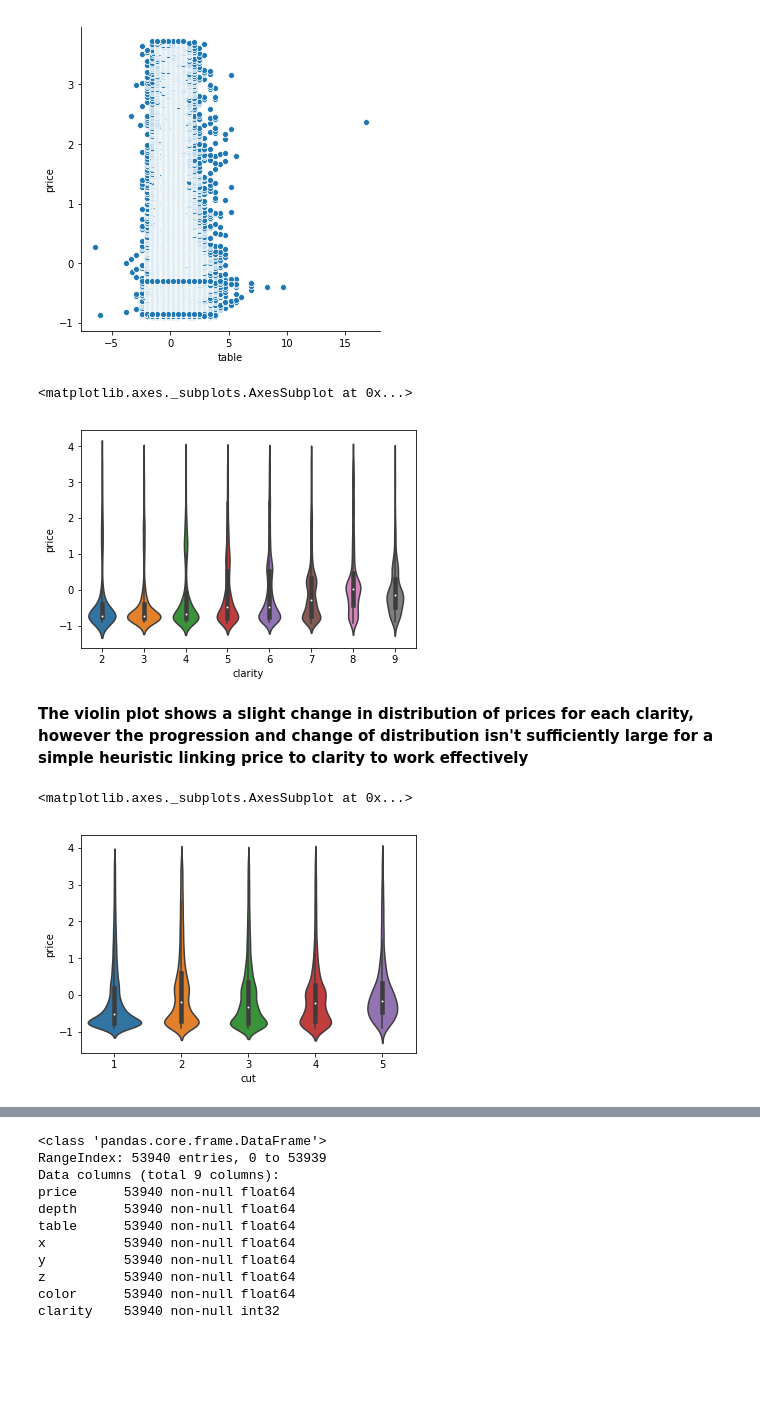
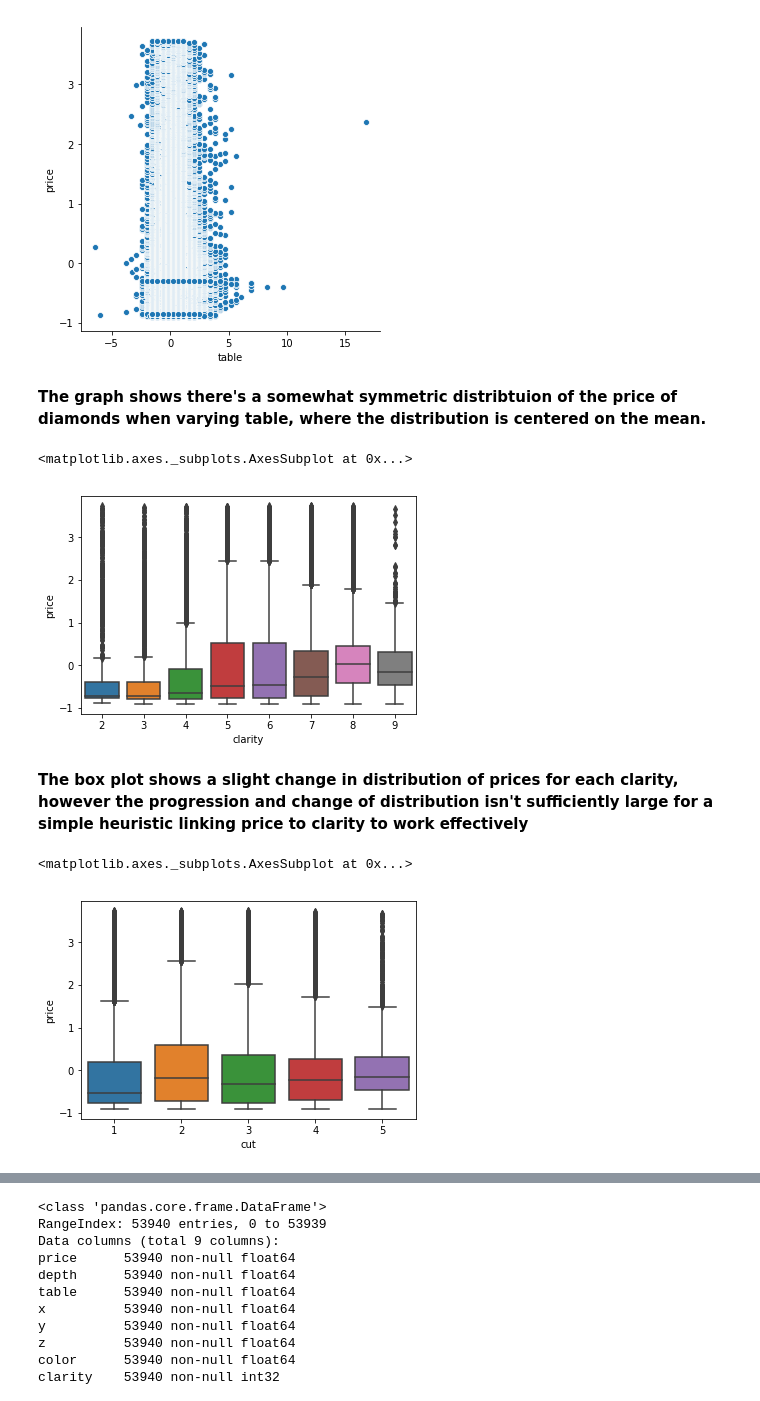
Before and after one commit to rshankar97/Diamonds-Dataset, a Jupyter notebook: eda_cleaning.ipynb, the cells around one changed output, grey strips where cells are left out. Cells and saved outputs as stored; diff of their text form; code cells hidden in the pictures; blank space fills up the shorter version.

```diff
--- a/eda_cleaning.ipynb
+++ b/eda_cleaning.ipynb
@@ -15,7 +15,7 @@ from sklearn.model_selection import StratifiedShuffleSplit, train_test_split
 import seaborn as sns
 # %%
 #Read the csv file in using pandas - a data parsing tool
-diamonds_df = pd.read_csv('diamonds.csv')
+diamonds_df = pd.read_csv(os.path.join(os.getcwd(),'datasets\diamonds.csv' ))
 # %%
 # This step provides an initial view of the data - much easier to gain insight than printing the dataframe
 diamonds_df.info()
@@ -207,6 +215,8 @@ sns.relplot('table','price',data=input_df)
 # %% [output]
 <seaborn.axisgrid.FacetGrid at 0x...>
 [figure]
+# %% [markdown]
+**The graph shows there's a somewhat symmetric distribtuion of the price of diamonds when varying table, where the distribution is centered on the mean.**
 # %%
 clarity_list = []
 cut_list = []
@@ -219,15 +229,15 @@ for i in range(len(diamonds_df)):
 input_df['clarity'] = np.array(clarity_list)
 input_df['cut'] = np.array(cut_list)
 # %%
-sns.violinplot('clarity','price',data=input_df)
+sns.boxplot('clarity','price',data=input_df)
 # %% [output]
 <matplotlib.axes._subplots.AxesSubplot at 0x...>
-[figure, old version]
+[figure, new version]
 # %% [markdown]
-**The violin plot shows a slight change in distribution of prices for each clarity, however the progression and change of distribution isn't sufficiently large for a simple heuristic linking price to clarity to work effectively**
+**The box plot shows a slight change in distribution of prices for each clarity, however the progression and change of distribution isn't sufficiently large for a simple heuristic linking price to clarity to work effectively**
 # %%
-sns.violinplot('cut','price',data=input_df)
+sns.boxplot('cut','price',data=input_df)
 # %% [output]
 <matplotlib.axes._subplots.AxesSubplot at 0x...>
-[figure, old version]
+[figure, new version]
 # %% [markdown]
```
Also changed, not shown: parts of 10 cells of this notebook, 1 other file.
